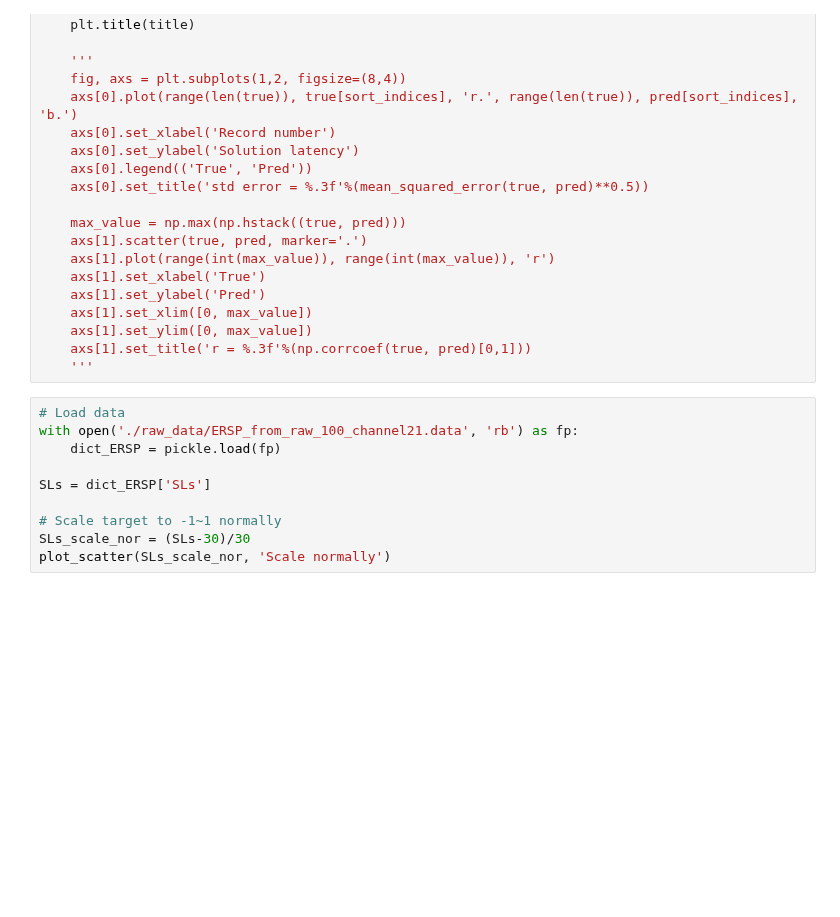
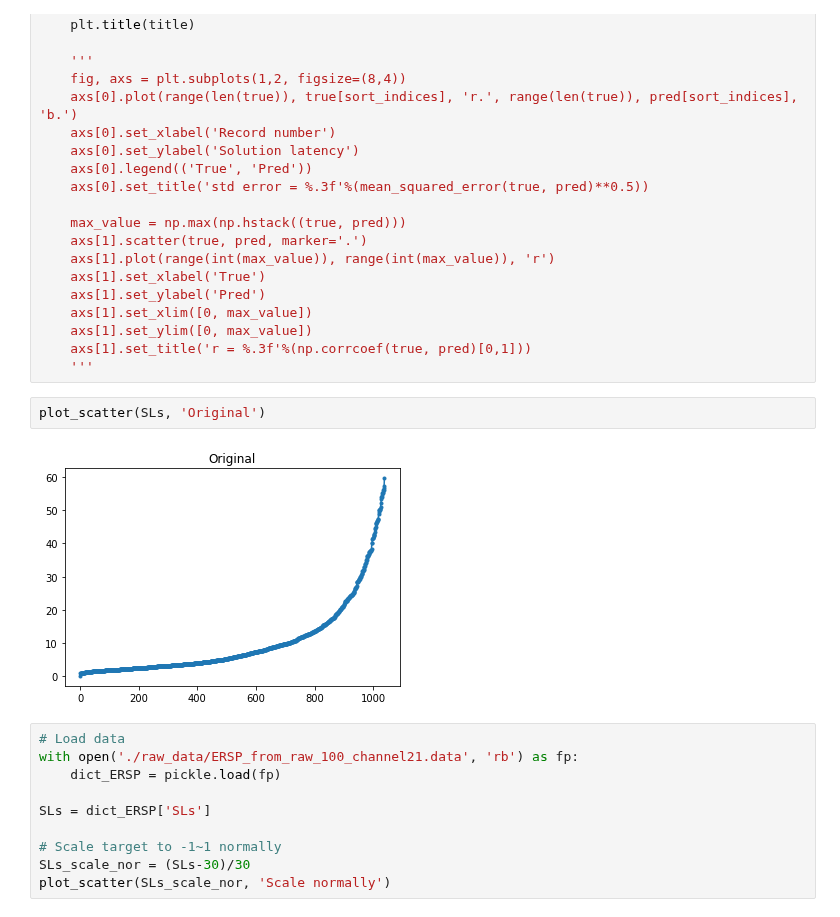
Before and after one commit to hundredball/Math24, a Jupyter notebook: Analyze_data.ipynb, the cells around one changed output. Saved outputs shown, nothing was run; the diff lists cells and outputs as text; blank space fills up the shorter version.

```diff
--- a/Analyze_data.ipynb
+++ b/Analyze_data.ipynb
@@ -147,6 +147,10 @@ def plot_scatter(data, title):
     axs[1].set_ylim([0, max_value])
     axs[1].set_title('r = %.3f'%(np.corrcoef(true, pred)[0,1]))
     '''
+# %%
+plot_scatter(SLs, 'Original')
+# %% [output]
+[figure, added]
 # %%
 # Load data
 with open('./raw_data/ERSP_from_raw_100_channel21.data', 'rb') as fp:
```
Also changed, not shown: 5 other files.
